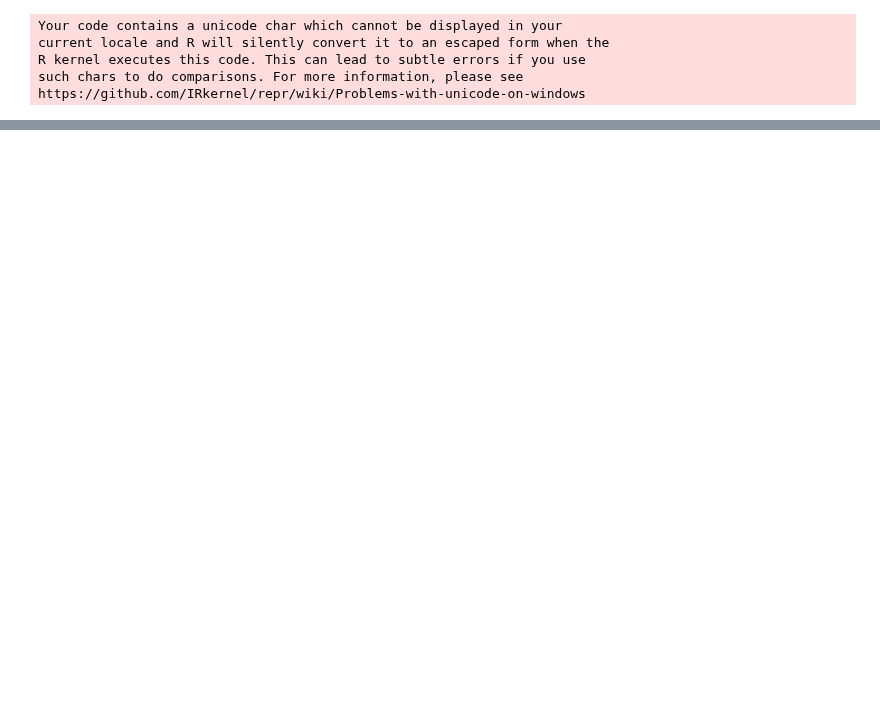
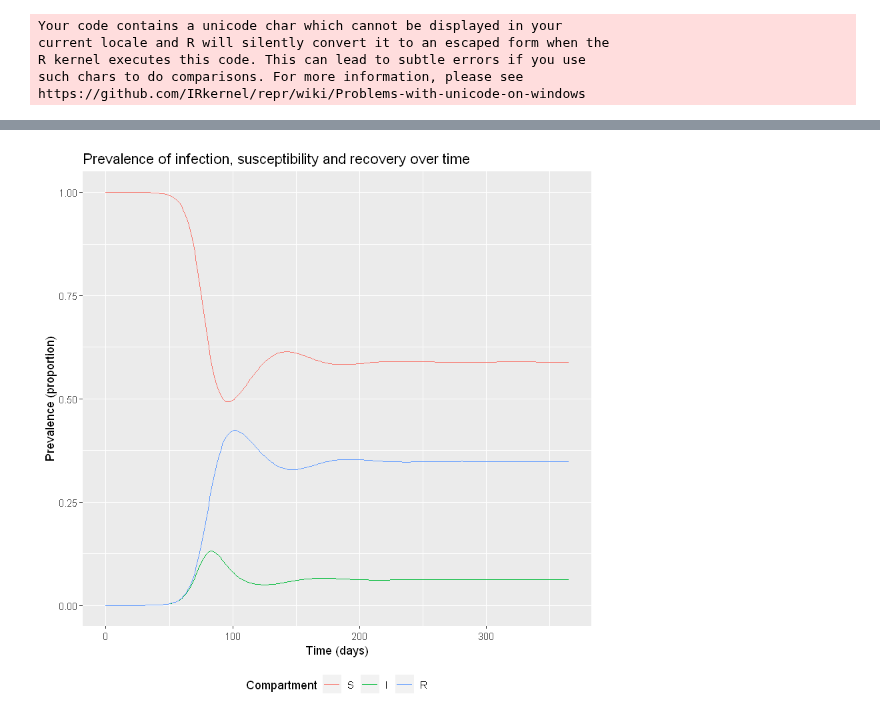
Before and after one commit to MansiGo/Developing-SIR-Model, a Jupyter notebook: Modelling population turnover.ipynb, the cells around one changed output, grey strips where cells are left out. Cells and saved outputs as stored; diff of their text form; code cells hidden in the pictures; blank space fills up the shorter version.

```diff
--- a/Modelling population turnover.ipynb
+++ b/Modelling population turnover.ipynb
@@ -28,0 +213,75 @@ https://github.com/IRkernel/repr/wiki/Problems-with-unicode-on-windows
+# %%
+# LOAD THE PACKAGES:
+library(deSolve)
+library(reshape2)
+library(ggplot2)
+
+# MODEL INPUTS:
+
+# Vector storing the initial number of people in each compartment (at timestep 0)
+initial_state_values <- c(S = 1000000-1,   # the whole population we are modelling is susceptible to infection
+                          I = 1,           # the epidemic starts with a single infected person
+                          R = 0)           # there is no prior immunity in the population
+
+# Vector storing the parameters describing the transition rates in units of days^-1
+parameters <- c(beta = 0.4,      # the infection rate, which acts on susceptibles
+                gamma = 0.2,     # the rate of recovery, which acts on those infected
+                mu = 1/28,       # the mortality rate, which acts on each compartment
+                b = 1/28)        # the birth rate
+
+# TIMESTEPS:
+
+# Vector storing the sequence of timesteps to solve the model at
+times <- seq(from = 0, to = 365, by = 1)   # from 0 to 365 days in daily intervals
+
+# SIR MODEL FUNCTION:
+
+# The model function takes as input arguments (in the following order): time, state and parameters
+sir_model <- function(time, state, parameters) {
+
+    with(as.list(c(state, parameters)), {  # tell R to look for variable names within the state and parameters objects
+
+    # Calculating the total population size N (the sum of the number of people in each compartment)
+      N <- S+I+R
+
+    # Defining lambda as a function of beta and I:
+      lambda <- beta * I/N
+
+    # The differential equations
+      dS <- -lambda * S - mu * S + b * N
+      dI <- lambda * S - gamma * I  - mu * I
+      dR <- gamma * I - mu * R
+
+    # Return the number of people in the S, I and R compartments at each timestep
+    # (in the same order as the input state variables)
+    return(list(c(dS, dI, dR)))
+    })
+
+}
+
+# MODEL OUTPUT (solving the differential equations):
+
+# Solving the differential equations using the ode integration algorithm
+output_pigs <- as.data.frame(ode(y = initial_state_values,
+                            times = times,
+                            func = sir_model,
+                            parms = parameters))
+
+# PLOT
+
+output_pigs_long <- melt(as.data.frame(output_pigs), id = "time")        # turn output dataset into long format
+
+# Adding a column for the prevalence proportion to the long-format output
+output_pigs_long$prevalence <- output_pigs_long$value/sum(initial_state_values)
+
+# Plot the prevalence proportion
+ggplot(data = output_pigs_long,                                               # specify object containing data to plot
+       aes(x = time, y = prevalence, colour = variable, group = variable)) +  # assign columns to axes and groups
+  geom_line() +                                                          # represent data as lines
+  xlab("Time (days)")+                                                   # add label for x axis
+  ylab("Prevalence (proportion)") +                                      # add label for y axis
+  labs(colour = "Compartment",                                           # add legend title
+       title = "Prevalence of infection, susceptibility and recovery over time") +  # add plot title
+  theme(legend.position = "bottom")
+# %% [output]
+[figure, added]
```
Also changed, not shown: parts of 11 cells of this notebook, 2 other files.
